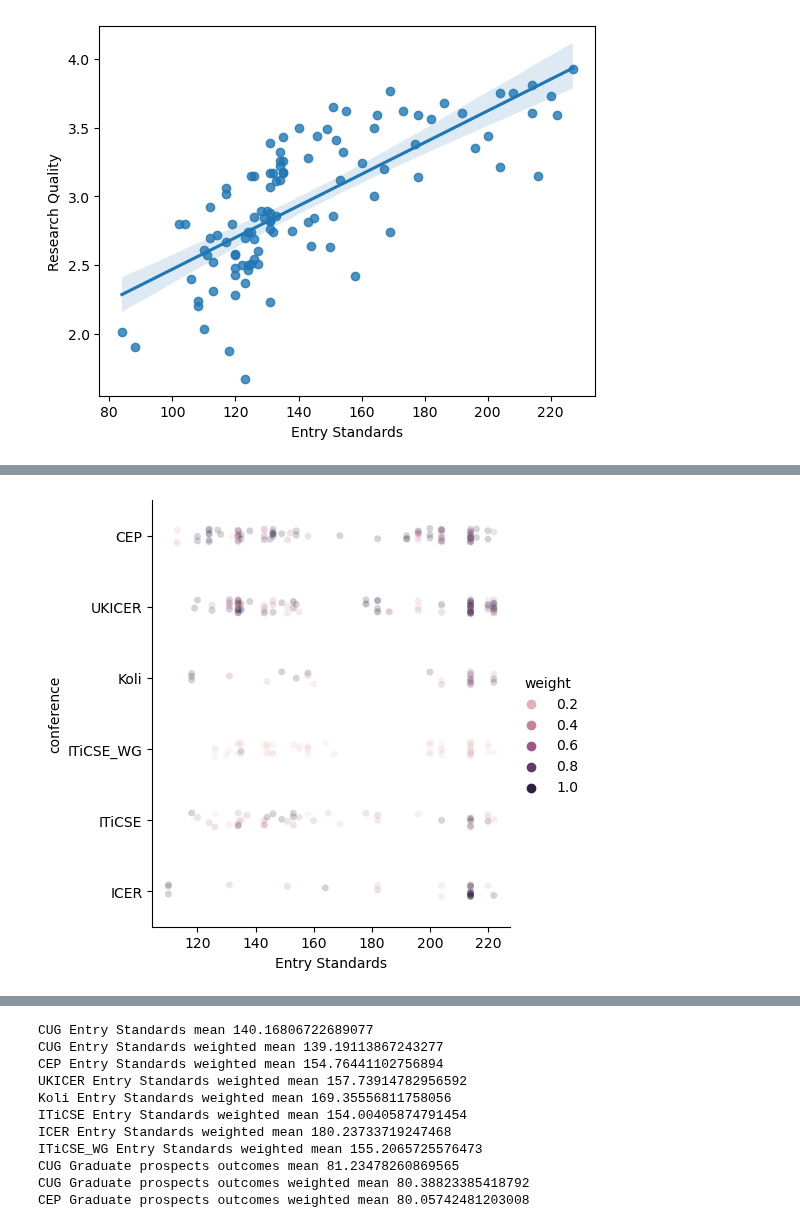
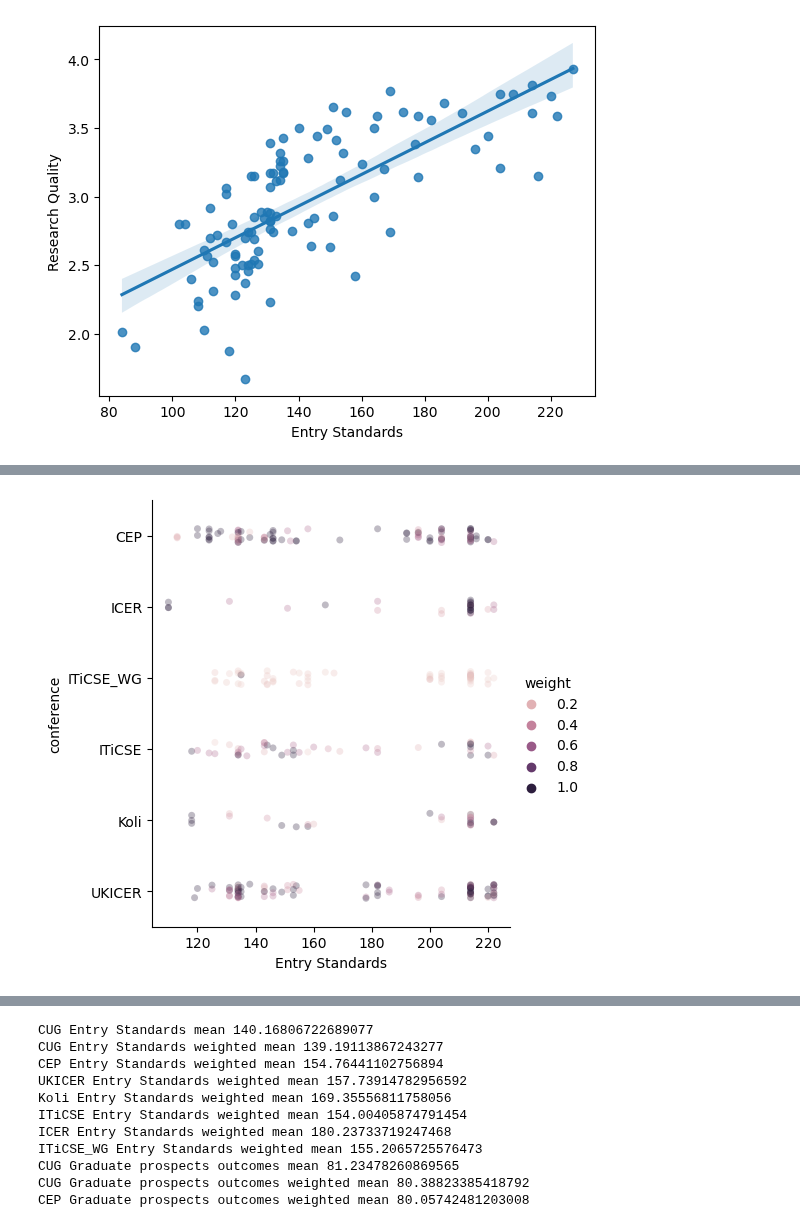
Before and after one commit to stevenaeola/CEP_Retro, a Jupyter notebook: CEP_paper_analysis.ipynb, the cells around one changed output, grey strips where cells are left out. Cells and saved outputs as stored; diff of their text form; code cells hidden in the pictures.

```diff
--- a/CEP_paper_analysis.ipynb
+++ b/CEP_paper_analysis.ipynb
@@ -17,7 +17,7 @@ def export_figure (title):
     plt.savefig(os.path.join("figs", title + ".png"))
     plt.show()
 # %%
-scopus_conferences = ["CEP", "UKICER", "Koli", "ITiCSE", "ICER"]
+scopus_conferences = ["CEP", "ICER",  "ITiCSE", "Koli","UKICER"]
 
 data_dir = "data"
 # %%
@@ -424,5 +468,5 @@ array(['Arunside Primary School', 'Altitude Foundation',
 # %%
-sns.catplot(data=affiliations_cug,x="Entry Standards", y="conference", hue="weight", alpha=0.2)
+sns.catplot(data=affiliations_cug,x="Entry Standards", y="conference", hue="weight", alpha=0.3)
 export_figure('affiliation_entry_standards')
 # %% [output]
-[figure, old version]
+[figure, new version]
```
Also changed, not shown: parts of 22 cells of this notebook.
